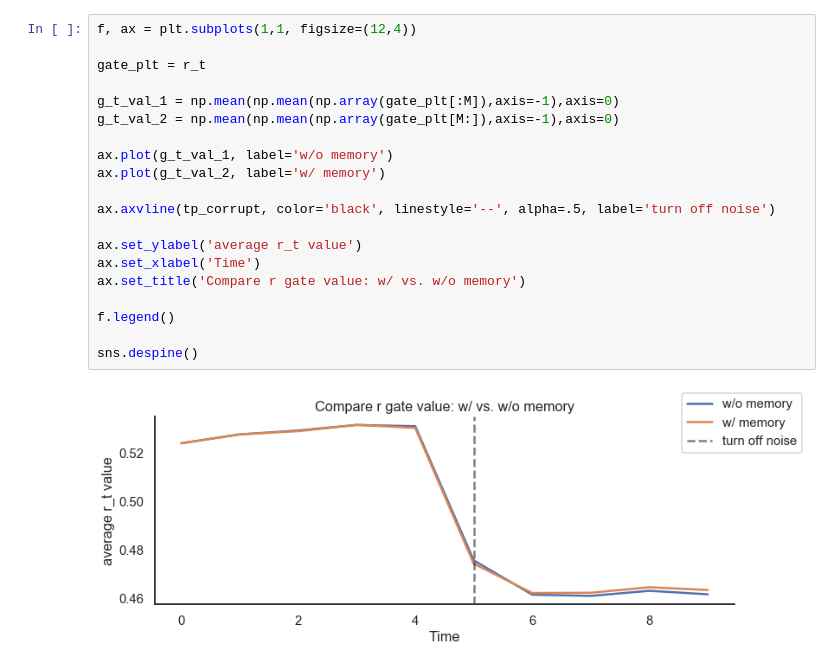
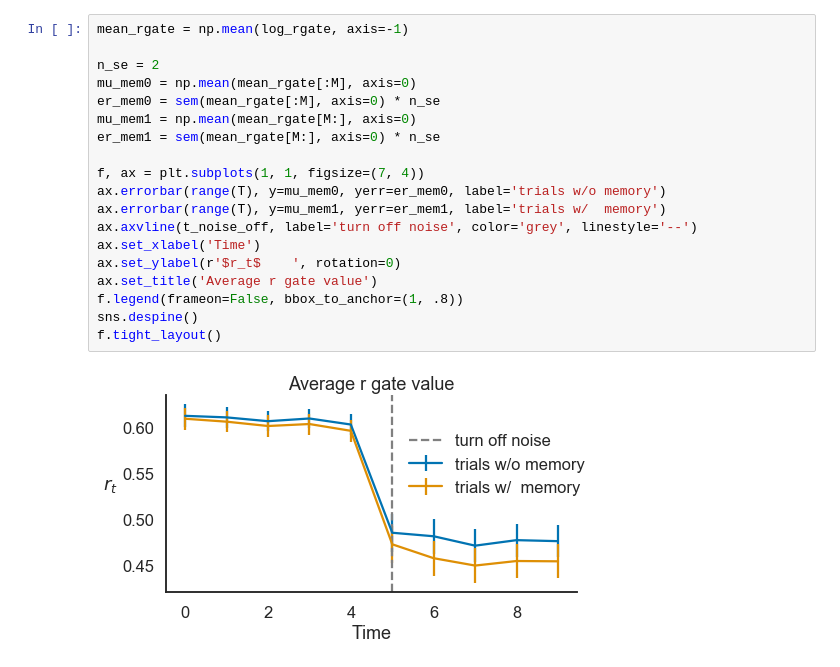
Before and after one commit to qihongl/dnd-lstm, a Jupyter notebook: src/contextual-choice.ipynb, the cells around one changed output. Drawn from its saved outputs; the diff is of its cells as text.

```diff
--- a/src/contextual-choice.ipynb
+++ b/src/contextual-choice.ipynb
@@ -359,22 +262,21 @@ sns.despine()
-# %%
-f, ax = plt.subplots(1,1, figsize=(12,4))
-
-gate_plt = r_t
-
-g_t_val_1 = np.mean(np.mean(np.array(gate_plt[:M]),axis=-1),axis=0)
-g_t_val_2 = np.mean(np.mean(np.array(gate_plt[M:]),axis=-1),axis=0)
-
-ax.plot(g_t_val_1, label='w/o memory')
-ax.plot(g_t_val_2, label='w/ memory')
-
-ax.axvline(tp_corrupt, color='black', linestyle='--', alpha=.5, label='turn off noise')
-
-ax.set_ylabel('average r_t value')
-ax.set_xlabel('Time')
-ax.set_title('Compare r gate value: w/ vs. w/o memory')
-
-f.legend()
-
-sns.despine()
-# %% [output]
-[figure, removed]
+# %%
+mean_rgate = np.mean(log_rgate, axis=-1)
+
+n_se = 2
+mu_mem0 = np.mean(mean_rgate[:M], axis=0)
+er_mem0 = sem(mean_rgate[:M], axis=0) * n_se
+mu_mem1 = np.mean(mean_rgate[M:], axis=0)
+er_mem1 = sem(mean_rgate[M:], axis=0) * n_se
+
+f, ax = plt.subplots(1, 1, figsize=(7, 4))
+ax.errorbar(range(T), y=mu_mem0, yerr=er_mem0, label='trials w/o memory')
+ax.errorbar(range(T), y=mu_mem1, yerr=er_mem1, label='trials w/  memory')
+ax.axvline(t_noise_off, label='turn off noise', color='grey', linestyle='--')
+ax.set_xlabel('Time')
+ax.set_ylabel(r'$r_t$    ', rotation=0)
+ax.set_title('Average r gate value')
+f.legend(frameon=False, bbox_to_anchor=(1, .8))
+sns.despine()
+f.tight_layout()
+# %% [output]
+[figure, added]
```
Also changed, not shown: parts of 15 cells of this notebook, 15 other files.
